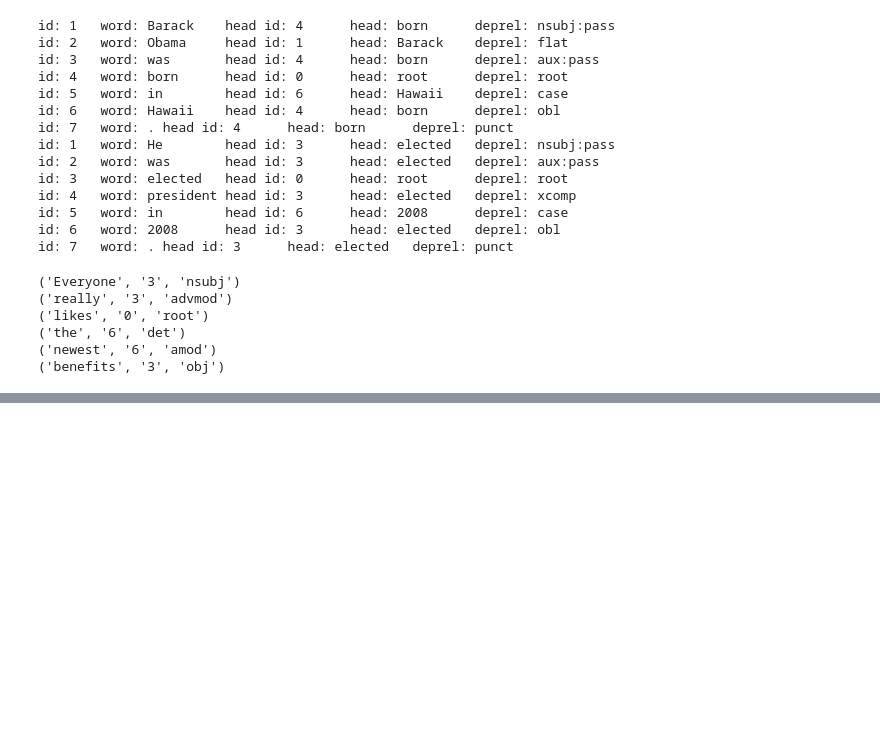
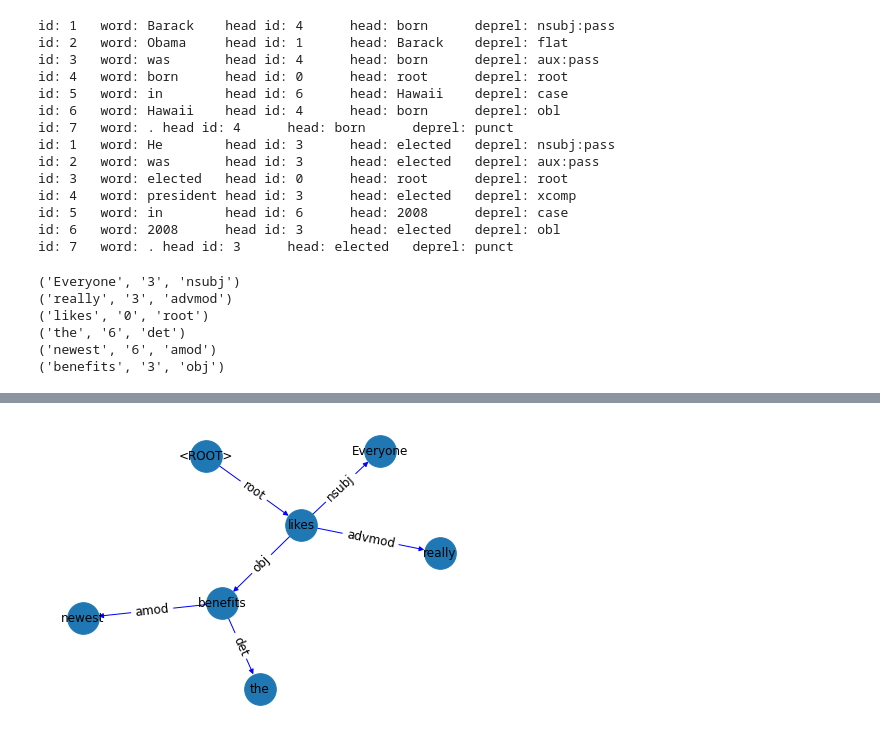
Before and after one commit to EazyReal/2020-IIS-NLU-intership, a Jupyter notebook: MNLI/src-gnn/SynNLI.ipynb, the cells around one changed output, grey strips where cells are left out. Cells and saved outputs as stored; diff of their text form; code cells hidden in the pictures; blank space fills up the shorter version.

Commit message:
done building dependency graph of sentences, todo = preprocess

```diff
--- a/MNLI/src-gnn/SynNLI.ipynb
+++ b/MNLI/src-gnn/SynNLI.ipynb
@@ -150,8 +154,9 @@ edge_index = torch.tensor([[0, 1],
                            [2, 1],
                            [0, 3],
                            [2, 3]], dtype=torch.long)
+edge_index = edge_index.t() #IMP
 
-data = Data(x=x,y=y,edge_index=edge_index.contiguous())
+data = Data(x=x,y=y,edge_index=edge_index)
 # %%
 data.is_directed()
 # %% [output]
@@ -158,0 +164,8 @@ False
+# %%
+import networkx as nx
+from torch_geometric.utils.convert import to_networkx
+def draw(data):
+    G = to_networkx(data)
+    nx.draw_circular(G, with_labels=True)
+    plt.savefig("path.png")
+    plt.show()
@@ -178,0 +180,2 @@ dir(data)
+# %%
+G = to_networkx(data, to_undirected=True)
@@ -178,0 +188,73 @@ dir(data)
+# %%
+def draw(data, node_size=1000, font_size=12):
+    G = to_networkx(data)
+    pos = nx.nx_pydot.graphviz_layout(G)
+    if(data.edge_attr != None):
+        edge_labels = {(u,v):lab for u,v,lab in data.edge_attr}
+    if(data.node_attr != None):
+        node_labels = dict(zip(G.nodes, data.node_attr))
+    nx.draw(G, pos=pos, nodecolor='r', edge_color='b', node_size=node_size, with_labels=False)
+    nx.draw_networkx_labels(G, pos=pos, labels=node_labels, font_size=font_size)
+    nx.draw_networkx_edge_labels(G, pos=pos, edge_labels=edge_labels, font_size=font_size)
+    print(G.nodes)
+    print(G.edges)
+    plt.savefig("path.png")
+
+    plt.show()
+
+def text2dep(s, nlp):
+    """
+    2020/8/3 18:30
+    input (str:s, StanzaPipieline: nlp), s is of len l
+    output (PytorchGeoData : G)
+    G = {
+     x: id tensor
+     edge_idx : edges size = (2, l-1)
+     edge_attr: (u, v, edge_type in str)
+     node_attr: text
+    }
+    """
+    doc = nlp(s)
+    # add root token for each sentences
+    x = torch.tensor(list(range(doc.num_tokens+len(doc.sentences))))
+    #y = torch.tensor(list(range(doc.num_tokens+len(doc.sentences))))
+    e = [[],[]]
+    edge_info = []
+    node_info = []
+    prev_token_sum = 0
+    prev_root_id = 0
+    cur_root_id = 0
+    # get original dependency
+    for idx, sent in enumerate(doc.sentences):
+        sent.print_dependencies
+        # node info by index(add root at the beginning of every sentence)
+        cur_root_id = len(node_info)
+        node_info.append("<ROOT>")
+        for token in sent.tokens:
+            node_info.append(token.to_dict()[0]['text'])
+        # edge info by index of u in edge (u,v)
+        for dep in sent.dependencies:
+            id1 = prev_token_sum + int(dep[0].to_dict()["id"])
+            id2 = prev_token_sum + int(dep[2].to_dict()["id"])
+            e[0].append(id1)
+            e[1].append(id2)
+            edge_info.append((id1, id2, dep[1]))
+        prev_token_sum += len(sent.tokens)+1
+        # add links between sentence roots
+        if(cur_root_id != 0):
+            id1 = prev_root_id
+            id2 = cur_root_id
+            e[0].append(id1)
+            e[1].append(id2)
+            edge_info.append((id1, id2, "bridge"))
+        prev_root_id = cur_root_id
+    # done building edges and nodes
+    e = torch.tensor(e)
+    G = Data(x=x, edge_index=e, edge_attr=edge_info, node_attr=node_info)
+    return G
+
+dep = text2dep(json_data[0][config.hf], nlp)
+print("dep's node attr = ? : ", dep.node_attr)
+print(dep)
+draw(dep)
+# %% [output]
@@ -178,0 +265 @@ dir(data)
+[figure, added]
```
Also changed, not shown: parts of 16 cells of this notebook, 4 other files.
